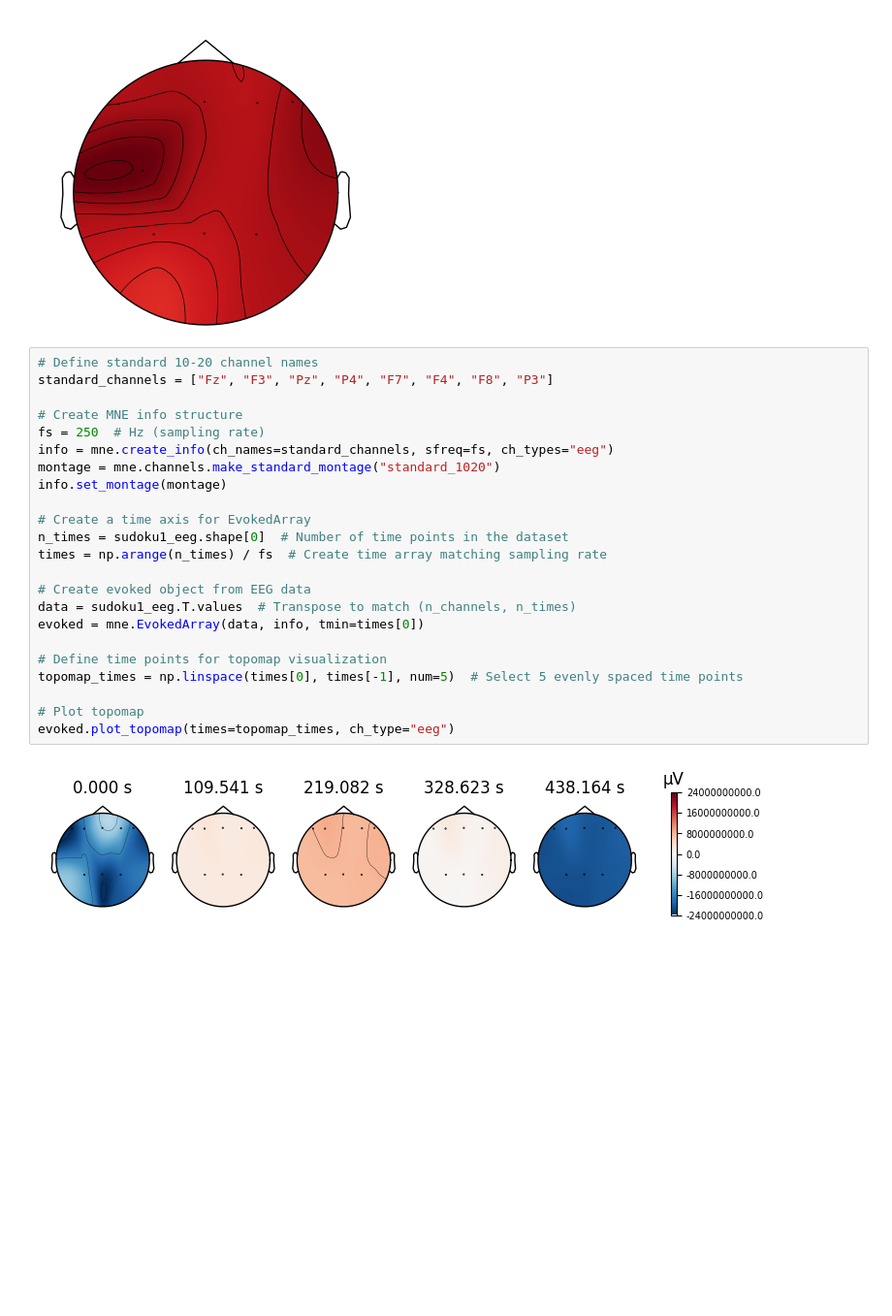
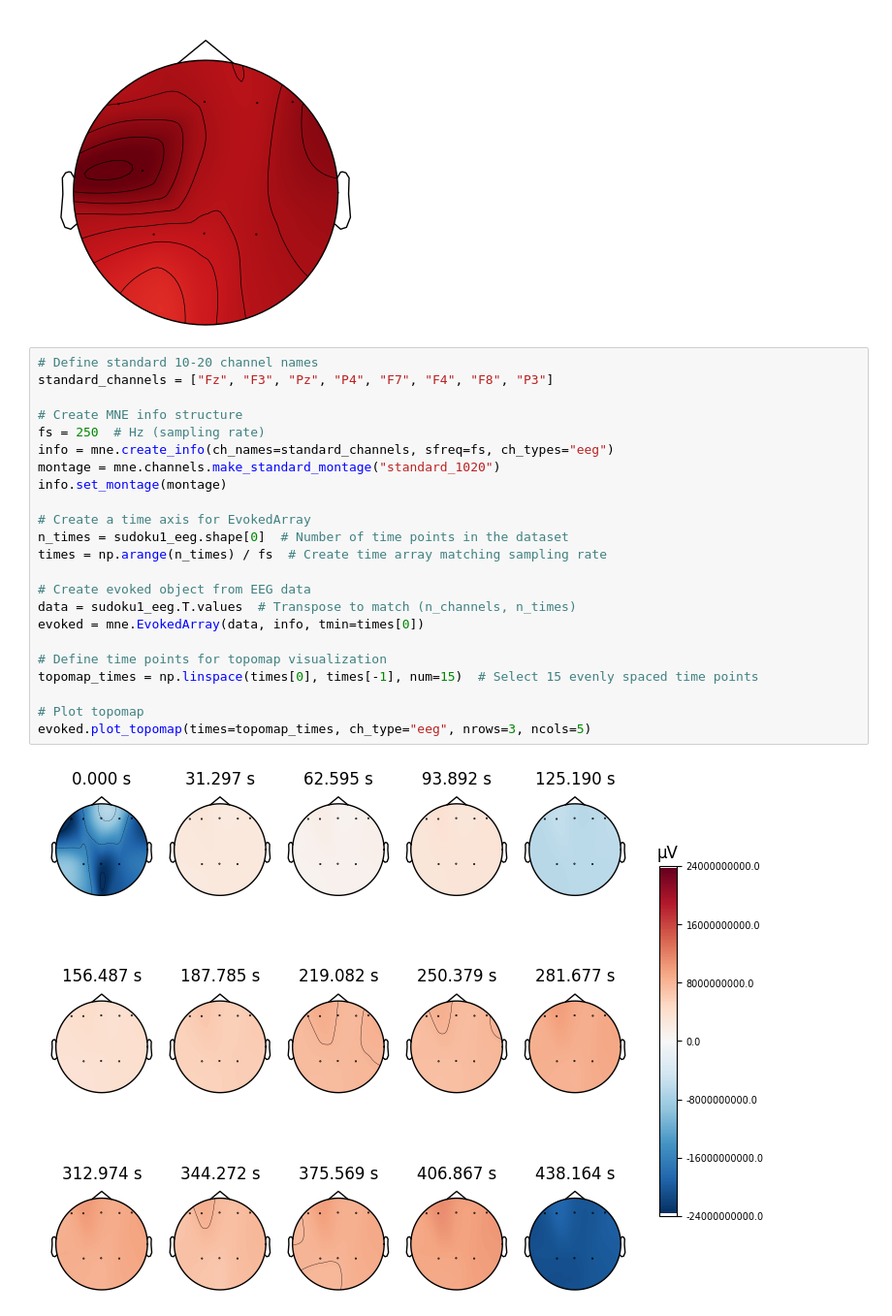
Before and after one commit to kumarmegha/Project-COGS-189, a Jupyter notebook: Data Analysis.ipynb, the cells around one changed output. Shown: that part at 97% size. Cells and saved outputs as stored; diff of their text form; blank space fills up the shorter version.

Commit message:
changed topomap to plot more time points

```diff
--- a/Data Analysis.ipynb
+++ b/Data Analysis.ipynb
@@ -219,25 +219,25 @@ Ready.
 # %%
 # Define standard 10-20 channel names
 standard_channels = ["Fz", "F3", "Pz", "P4", "F7", "F4", "F8", "P3"]
 
 # Create MNE info structure
 fs = 250  # Hz (sampling rate)
 info = mne.create_info(ch_names=standard_channels, sfreq=fs, ch_types="eeg")
 montage = mne.channels.make_standard_montage("standard_1020")
 info.set_montage(montage)
 
 # Create a time axis for EvokedArray
 n_times = sudoku1_eeg.shape[0]  # Number of time points in the dataset
 times = np.arange(n_times) / fs  # Create time array matching sampling rate
 
 # Create evoked object from EEG data
 data = sudoku1_eeg.T.values  # Transpose to match (n_channels, n_times)
 evoked = mne.EvokedArray(data, info, tmin=times[0])
 
 # Define time points for topomap visualization
-topomap_times = np.linspace(times[0], times[-1], num=5)  # Select 5 evenly spaced time points
+topomap_times = np.linspace(times[0], times[-1], num=15)  # Select 15 evenly spaced time points
 
 # Plot topomap
-evoked.plot_topomap(times=topomap_times, ch_type="eeg")
+evoked.plot_topomap(times=topomap_times, ch_type="eeg", nrows=3, ncols=5)
 # %% [output]
-[figure, old version]
+[figure, new version]
```
Also changed, not shown: parts of 6 cells of this notebook.
